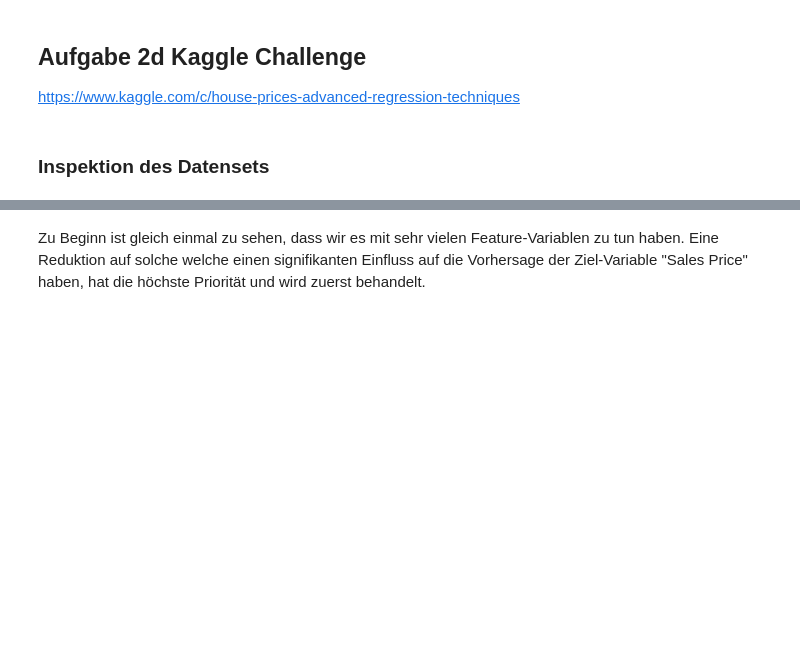
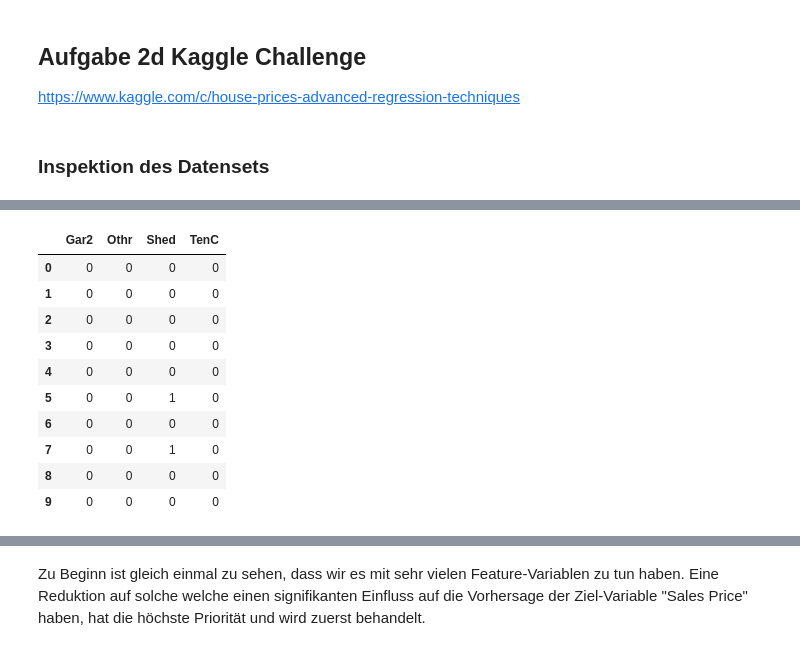
Before and after one commit to AndreasBleyel/AlgoProjekt, a Jupyter notebook: FeatureEng.ipynb, the cells around one changed output, grey strips where cells are left out. Cells and saved outputs as stored; diff of their text form; code cells hidden in the pictures; blank space fills up the shorter version.

Commit message:
Section "Impute NA's" hinzugefügt Helper Functions in eigens py-Modul ausgelagert und am Anfang des Notebooks importiert

```diff
--- a/FeatureEng.ipynb
+++ b/FeatureEng.ipynb
@@ -31,0 +125,7 @@ train.head(3)
+# %%
+data['GarageType'] = simple_imputer.fit_transform(data[['GarageType']])
+data['GarageFinish'] = simple_imputer.fit_transform(data[['GarageFinish']])
+data['GarageQual'] = simple_imputer.fit_transform(data[['GarageQual']])
+data['GarageCond'] = simple_imputer.fit_transform(data[['GarageCond']])
+
+data.loc[data.GarageYrBlt.isna(),'GarageYrBlt'] = data.YearBuilt
@@ -31,0 +148,8 @@ train.head(3)
+# %%
+simple_imputer = SimpleImputer(strategy='constant', fill_value = 'No Basement')
+
+data['BsmtQual'] = simple_imputer.fit_transform(data[['BsmtQual']])
+data['BsmtCond'] = simple_imputer.fit_transform(data[['BsmtCond']])
+data['BsmtExposure'] = simple_imputer.fit_transform(data[['BsmtExposure']])
+data['BsmtFinType1'] = simple_imputer.fit_transform(data[['BsmtFinType1']])
+data['BsmtFinType2'] = simple_imputer.fit_transform(data[['BsmtFinType2']])
@@ -31,0 +159,3 @@ train.head(3)
+# %%
+simple_imputer = SimpleImputer(strategy='constant', fill_value = 'No')
+data['PoolQC'] = simple_imputer.fit_transform(data[['PoolQC']])
@@ -31,0 +165,3 @@ train.head(3)
+# %%
+simple_imputer = SimpleImputer(strategy='constant', fill_value = 'No')
+data['Fence'] = simple_imputer.fit_transform(data[['Fence']])
@@ -31,0 +180,15 @@ train.head(3)
+# %%
+dummies = pd.get_dummies(data.MiscFeature)
+dummies.head(10)
+# %% [output]
+|  | Gar2 | Othr | Shed | TenC |
+| 0 | 0 | 0 | 0 | 0 |
+| 1 | 0 | 0 | 0 | 0 |
+| 2 | 0 | 0 | 0 | 0 |
+| 3 | 0 | 0 | 0 | 0 |
+| 4 | 0 | 0 | 0 | 0 |
+| 5 | 0 | 0 | 1 | 0 |
+| 6 | 0 | 0 | 0 | 0 |
+| 7 | 0 | 0 | 1 | 0 |
+| 8 | 0 | 0 | 0 | 0 |
+| 9 | 0 | 0 | 0 | 0 |
```
Also changed, not shown: parts of 56 cells of this notebook, 1 other file.
